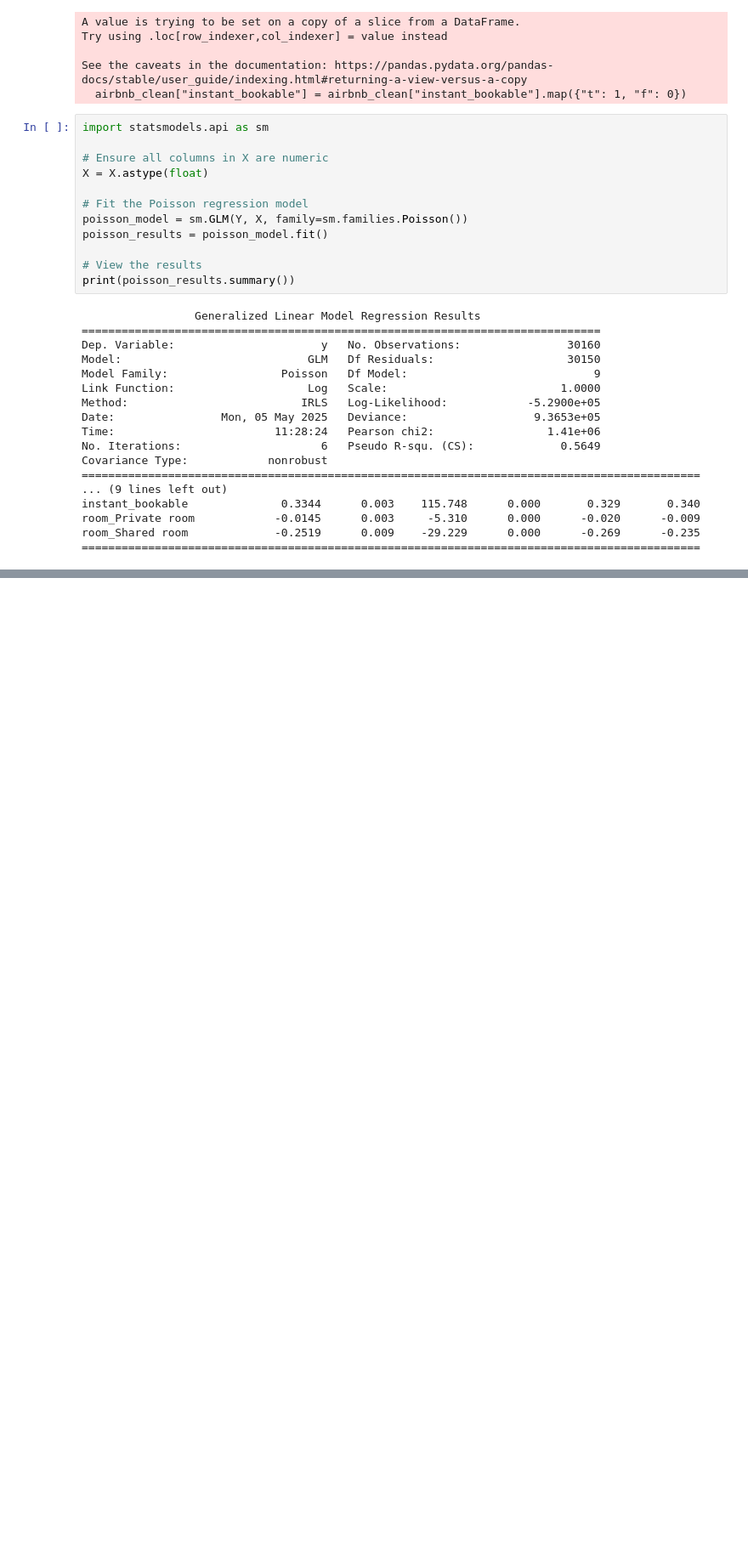
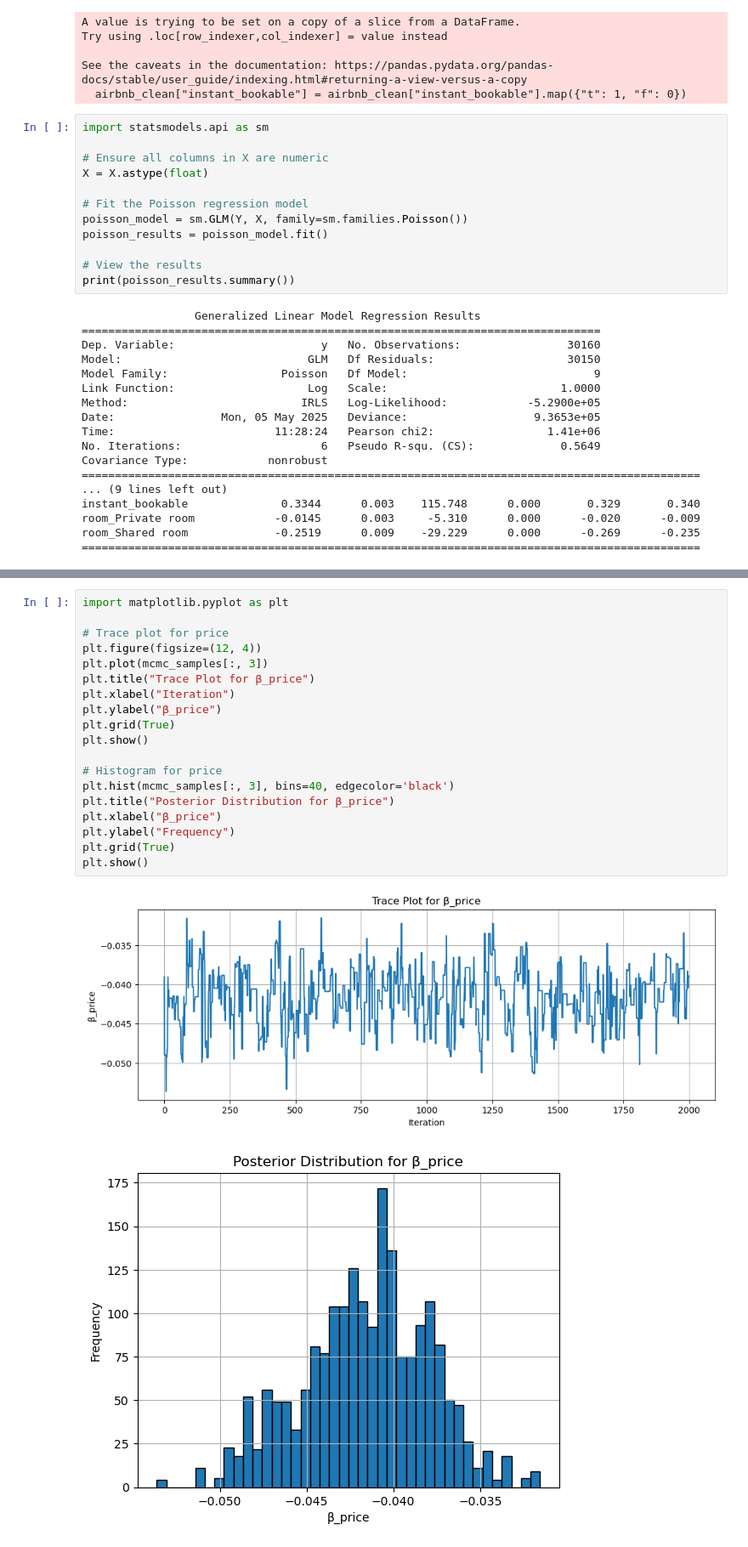
Before and after one commit to rsm-santentasoliveras/Sara-website, a Jupyter notebook: HW2/HW1_data.ipynb, the cells around one changed output, grey strips where cells are left out. Shown at 85% size. Drawn from its saved outputs; the diff is of its cells as text; blank space fills up the shorter version.

```diff
--- a/HW2/HW1_data.ipynb
+++ b/HW2/HW1_data.ipynb
@@ -357,0 +518,22 @@ room_Shared room             -0.2519      0.009    -29.229      0.000      -0.26
+# %%
+import matplotlib.pyplot as plt
+
+# Trace plot for price
+plt.figure(figsize=(12, 4))
+plt.plot(mcmc_samples[:, 3])
+plt.title("Trace Plot for β_price")
+plt.xlabel("Iteration")
+plt.ylabel("β_price")
+plt.grid(True)
+plt.show()
+
+# Histogram for price
+plt.hist(mcmc_samples[:, 3], bins=40, edgecolor='black')
+plt.title("Posterior Distribution for β_price")
+plt.xlabel("β_price")
+plt.ylabel("Frequency")
+plt.grid(True)
+plt.show()
+# %% [output]
+[figure, added]
+[figure, added]
```
Also changed, not shown: parts of 6 cells of this notebook, 23 other files.
